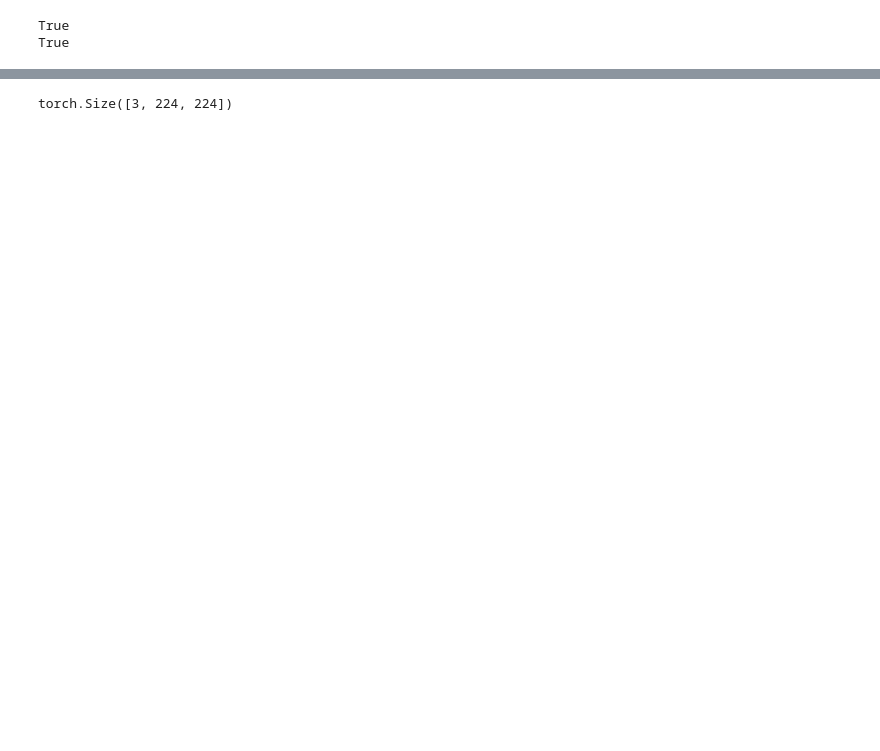
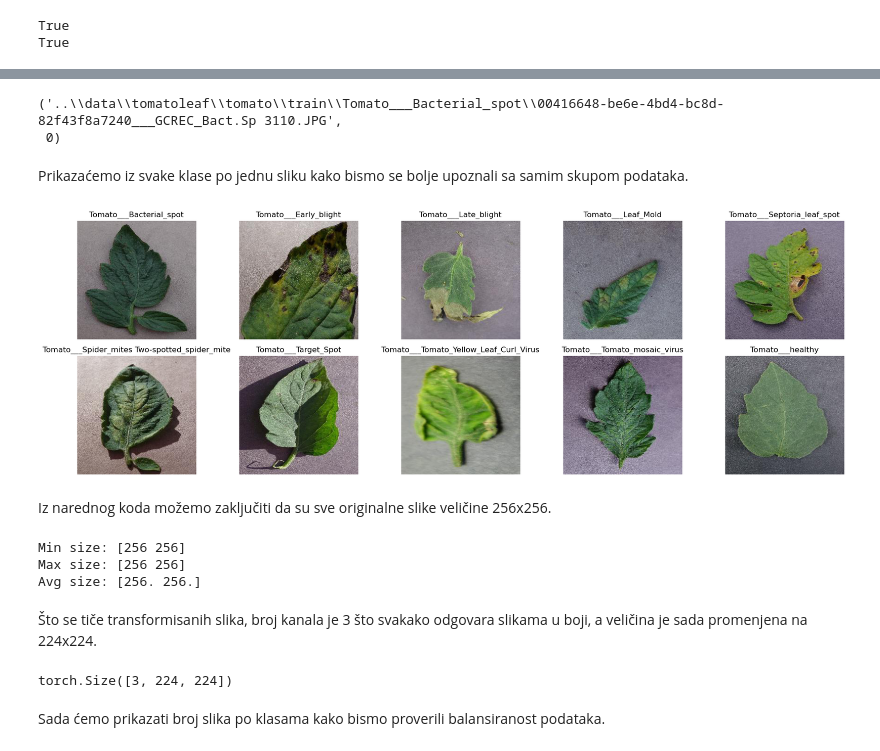
Before and after one commit to majasakovic/ML_projekat, a Jupyter notebook: notebooks/01_dataset_analysis.ipynb, the cells around one changed output, grey strips where cells are left out. Saved outputs shown, nothing was run; the diff lists cells and outputs as text; code cells hidden in the pictures; blank space fills up the shorter version.

Commit message:
Updated pictures, graphs and visual analysis

```diff
--- a/notebooks/01_dataset_analysis.ipynb
+++ b/notebooks/01_dataset_analysis.ipynb
@@ -29,7 +40,5 @@ def bind_gpu(data):
 # %%
-from pathlib import Path
-
-base_dir = Path("data/tomatoleaf/tomato")
+base_dir = Path("../data/tomatoleaf/tomato")
 
 train_dir = base_dir / "train"
 val_dir = base_dir / "val"
@@ -49,11 +60,11 @@ True
 # %%
-norm_mean = 0
-norm_stddev = 1
+norm_mean = [0.485, 0.456, 0.406]
+norm_stddev = [0.229, 0.224, 0.225]
 
 transform = transforms.Compose([
     transforms.Resize((224, 224)),
     transforms.ToTensor(),
-    transforms.Normalize((norm_mean,), (norm_stddev,))
+    transforms.Normalize(norm_mean, norm_stddev)
 ])
 # %%
 train_dataset = datasets.ImageFolder(root=train_dir, transform=transform)
@@ -67,11 +82,2 @@ Klase: ['Tomato___Bacterial_spot', 'Tomato___Early_blight', 'Tomato___Late_bligh
 Broj slika u trening skupu: 10000
 Broj slika u validacionom skupu: 1000
-# %%
-# Prikazivanje slucajno izabrane slike
-
-ind = np.random.randint(0, 10000, 1)[0]
-img, label = train_dataset[ind]
-
-plt.imshow(img.permute(1, 2, 0))
-plt.title(train_dataset.classes[label])
-plt.show()
@@ -80 +97,46 @@ plt.show()
+# %%
+train_dataset.samples[0]
+# %% [output]
+('..\\data\\tomatoleaf\\tomato\\train\\Tomato___Bacterial_spot\\00416648-be6e-4bd4-bc8d-82f43f8a7240___GCREC_Bact.Sp 3110.JPG',
+ 0)
+# %% [markdown]
+Prikazaćemo iz svake klase po jednu sliku kako bismo se bolje upoznali sa samim skupom podataka.
+# %%
+fig, axes = plt.subplots(2, 5, figsize=(18,6))
+axes = axes.flatten()
+
+for i, cls in enumerate(train_dataset.classes):
+    img_path = list((train_dir / cls).glob("*"))[0]  # prva slika u klasi
+    img = plt.imread(img_path)
+
+    axes[i].imshow(img)
+    axes[i].set_title(cls)
+    axes[i].axis("off")
+
+plt.tight_layout()
+plt.show()
+# %% [output]
+[figure, added]
+# %% [markdown]
+Iz narednog koda možemo zaključiti da su sve originalne slike veličine 256x256.
+# %%
+sizes = []
+
+for cls in train_dir.iterdir():
+    if cls.is_dir():
+        for img_path in list(cls.glob("*"))[:50]:  # uzorak
+            img = Image.open(img_path)
+            sizes.append(img.size)
+
+sizes = np.array(sizes)
+
+print("Min size:", sizes.min(axis=0))
+print("Max size:", sizes.max(axis=0))
+print("Avg size:", sizes.mean(axis=0))
+# %% [output]
+Min size: [256 256]
+Max size: [256 256]
+Avg size: [256. 256.]
+# %% [markdown]
+Što se tiče transformisanih slika, broj kanala je 3 što svakako odgovara slikama u boji, a veličina je sada promenjena na 224x224.
 # %%
@@ -82,2 +144,4 @@ train_dataset[0][0].shape  # vidimo da je broj kanala 3 sto nam odgovara, jer su
 # %% [output]
 torch.Size([3, 224, 224])
+# %% [markdown]
+Sada ćemo prikazati broj slika po klasama kako bismo proverili balansiranost podataka.
```
Also changed, not shown: parts of 37 cells of this notebook.
